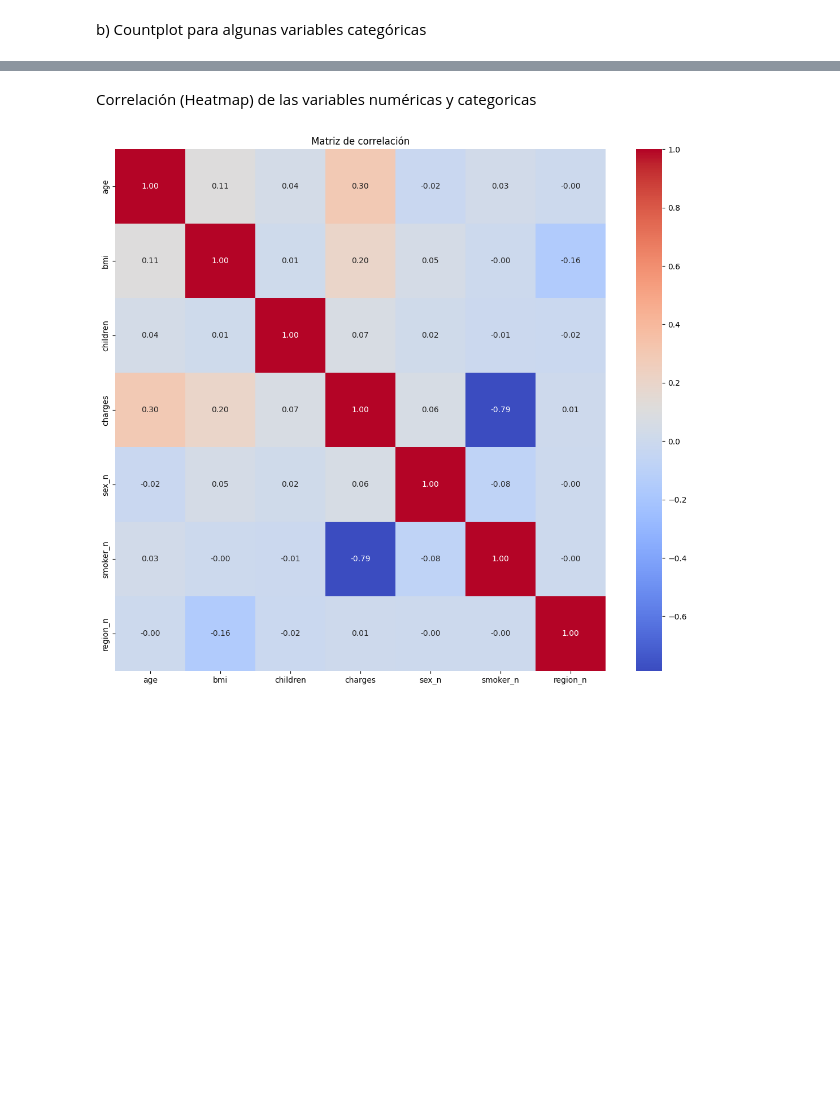
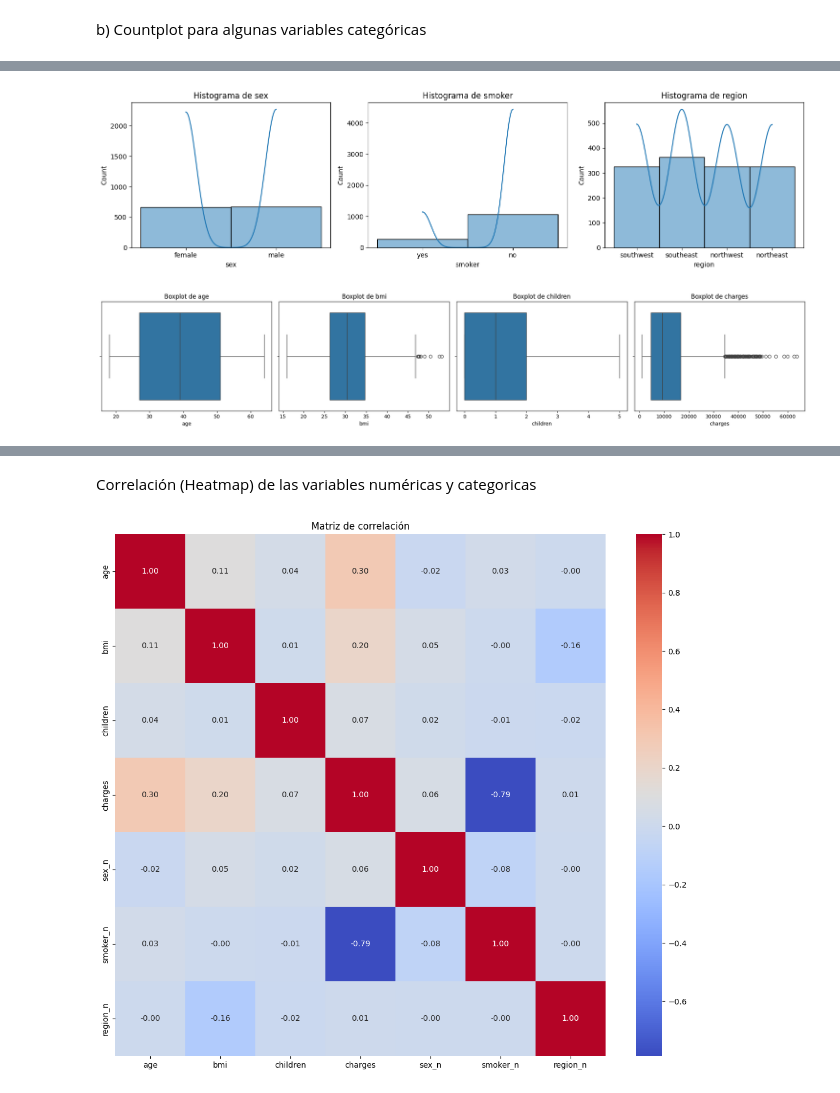
Before and after one commit to Vic1CR/ejercicio_regresion_lineal, a Jupyter notebook: src/EDA.ipynb, the cells around one changed output, grey strips where cells are left out. Cells and saved outputs as stored; diff of their text form; code cells hidden in the pictures; blank space fills up the shorter version.

```diff
--- a/src/EDA.ipynb
+++ b/src/EDA.ipynb
@@ -209,0 +182,41 @@ plt.show()
+# %%
+import seaborn as sns
+import matplotlib.pyplot as plt
+import math
+
+# Clasificar columnas según su tipo
+categorical_cols = df.select_dtypes(include=['object', 'category']).columns
+numerical_cols = df.select_dtypes(include=['int64', 'float64']).columns
+
+# Definir función para gráficos en cuadrícula
+def plot_grid(columns, plot_func, title, n_cols=3):
+    n_rows = math.ceil(len(columns) / n_cols)  # Calcular número de filas
+    fig, axes = plt.subplots(n_rows, n_cols, figsize=(5 * n_cols, 4 * n_rows))
+    axes = axes.flatten()  # Asegurar compatibilidad con iteración
+
+    for i, col in enumerate(columns):
+        plot_func(df, col, axes[i])  # Función para graficar
+        axes[i].set_title(f"{title} de {col}")
+
+    # Ocultar los ejes sobrantes (si hay más espacios que gráficos)
+    for j in range(i + 1, len(axes)):
+        fig.delaxes(axes[j])  # Eliminar subgráficos vacíos
+
+    plt.tight_layout()
+    plt.show()
+
+# Crear funciones específicas para histogramas y boxplots
+def hist_plot(data, column, ax):
+    sns.histplot(data=data, x=column, kde=True, ax=ax)
+
+def box_plot(data, column, ax):
+    sns.boxplot(data=data, x=column, y=None, ax=ax)
+
+# Graficar variables categóricas (histogramas)
+plot_grid(categorical_cols, hist_plot, "Histograma", n_cols=3)
+
+# Graficar variables numéricas (boxplots)
+plot_grid(numerical_cols, box_plot, "Boxplot", n_cols=4)
+# %% [output]
+[figure, added]
+[figure, added]
```
Also changed, not shown: parts of 25 cells of this notebook, 27 other files.
